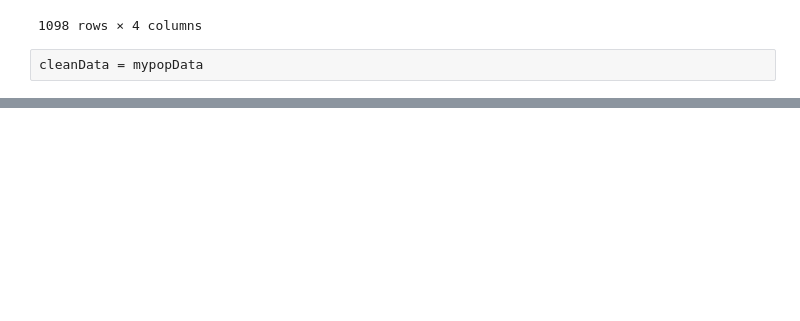
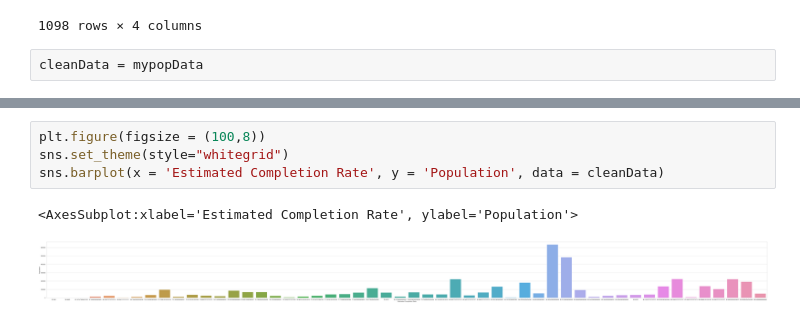
Before and after one commit to ubco-W2022T1-cosc301/project-group19, a Jupyter notebook: notebooks/analysis2.ipynb, the cells around one changed output, grey strips where cells are left out. Cells and saved outputs as stored; diff of their text form; blank space fills up the shorter version.

```diff
--- a/notebooks/analysis2.ipynb
+++ b/notebooks/analysis2.ipynb
@@ -405,0 +464,7 @@ cleanData = mypopData
+# %%
+plt.figure(figsize = (100,8))
+sns.set_theme(style="whitegrid")
+sns.barplot(x = 'Estimated Completion Rate', y = 'Population', data = cleanData)
+# %% [output]
+<AxesSubplot:xlabel='Estimated Completion Rate', ylabel='Population'>
+[figure, added]
```
Also changed, not shown: parts of 10 cells of this notebook, 3 other files.
